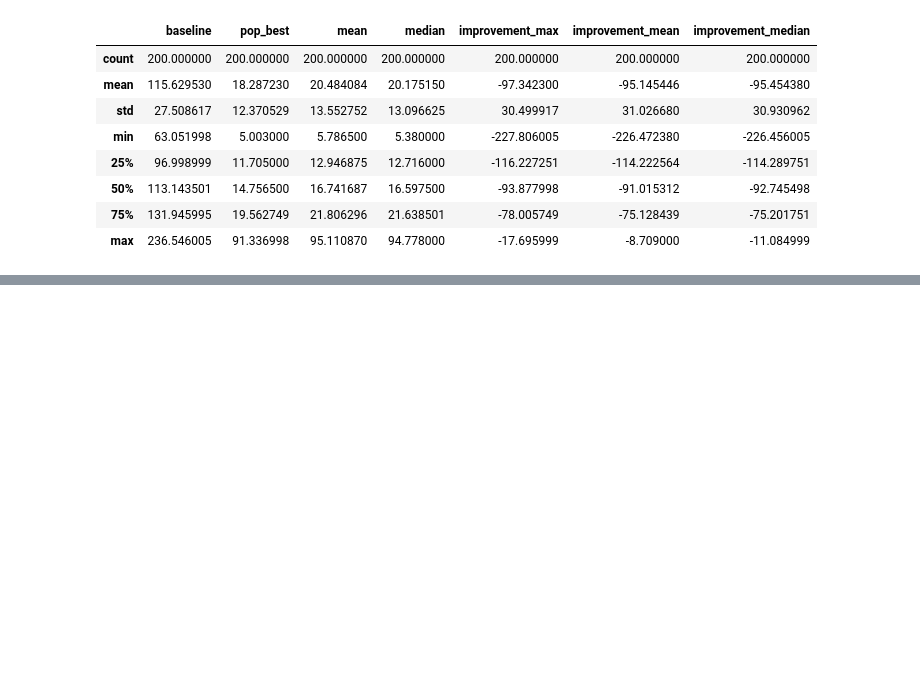
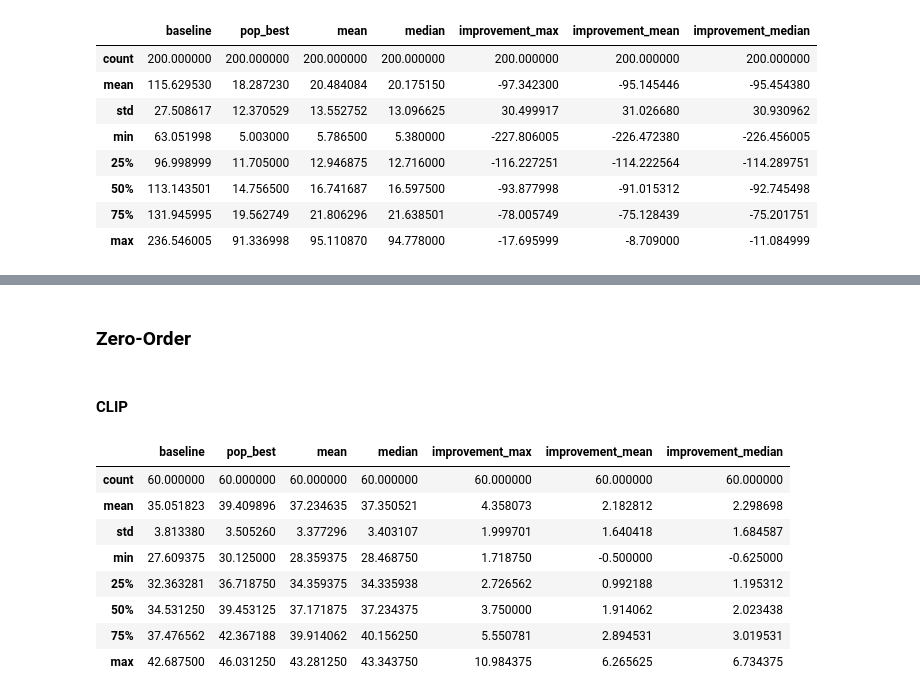
Before and after one commit to pjjajal/diffusion-trajectory, a Jupyter notebook: analysis.ipynb, the cells around one changed output, grey strips where cells are left out. Drawn from its saved outputs; the diff is of its cells as text; code cells hidden in the pictures; blank space fills up the shorter version.

```diff
--- a/analysis.ipynb
+++ b/analysis.ipynb
@@ -645,0 +697,17 @@ compute_deltas(data, up_to_step=15, max_or_min="min").describe()
+# %% [markdown]
+### Zero-Order
+# %% [markdown]
+#### CLIP
+# %%
+data = get_wandb_logs(api, "pjajal/inference-diffusion-noise-optim/cvxomgxz")
+compute_deltas(data, up_to_step=15, max_or_min="max").describe()
+# %% [output]
+|  | baseline | pop_best | mean | median | improvement_max | improvement_mean | improvement_median |
+| count | 60.000000 | 60.000000 | 60.000000 | 60.000000 | 60.000000 | 60.000000 | 60.000000 |
+| mean | 35.051823 | 39.409896 | 37.234635 | 37.350521 | 4.358073 | 2.182812 | 2.298698 |
+| std | 3.813380 | 3.505260 | 3.377296 | 3.403107 | 1.999701 | 1.640418 | 1.684587 |
+| min | 27.609375 | 30.125000 | 28.359375 | 28.468750 | 1.718750 | -0.500000 | -0.625000 |
+| 25% | 32.363281 | 36.718750 | 34.359375 | 34.335938 | 2.726562 | 0.992188 | 1.195312 |
+| 50% | 34.531250 | 39.453125 | 37.171875 | 37.234375 | 3.750000 | 1.914062 | 2.023438 |
+| 75% | 37.476562 | 42.367188 | 39.914062 | 40.156250 | 5.550781 | 2.894531 | 3.019531 |
+| max | 42.687500 | 46.031250 | 43.281250 | 43.343750 | 10.984375 | 6.265625 | 6.734375 |
```
Also changed, not shown: parts of 42 cells of this notebook.
